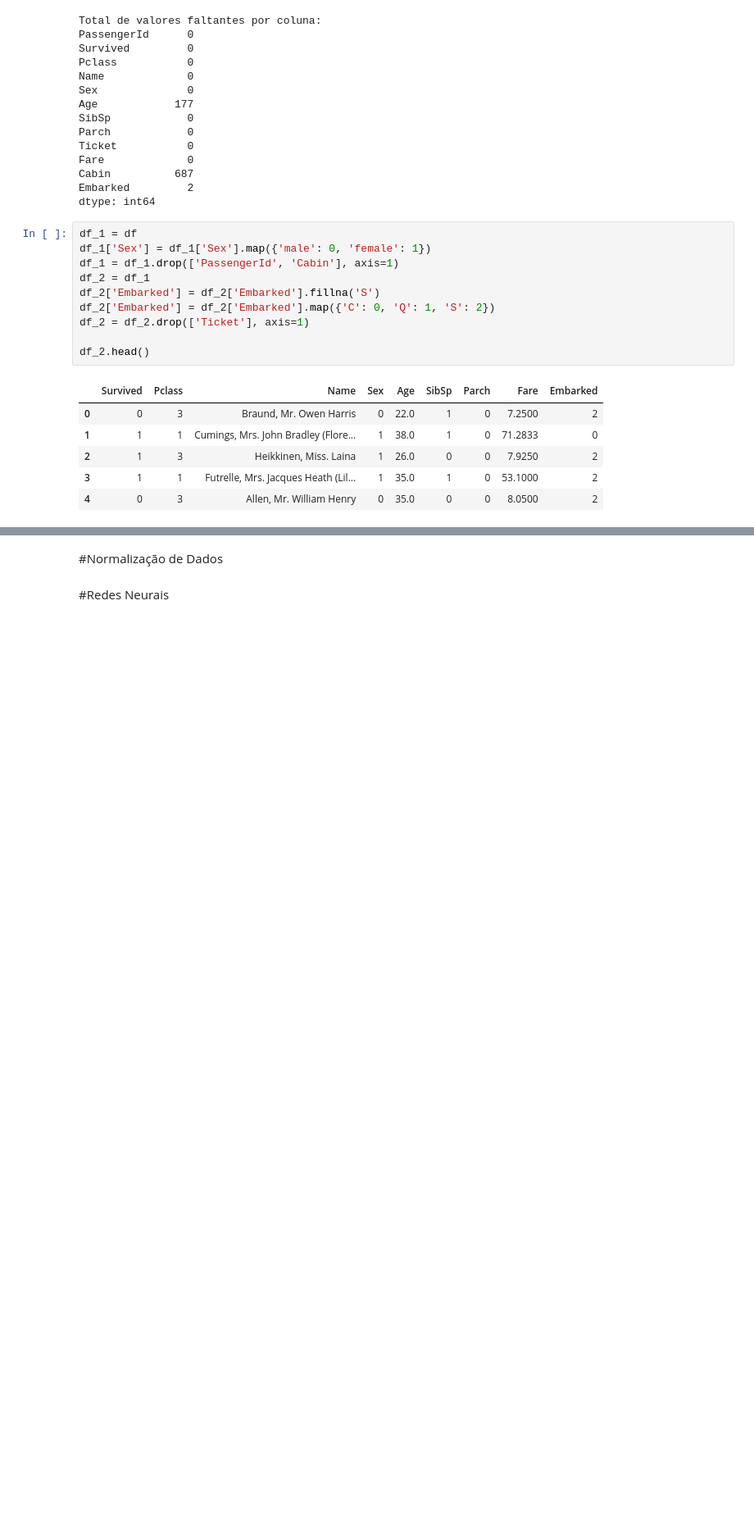
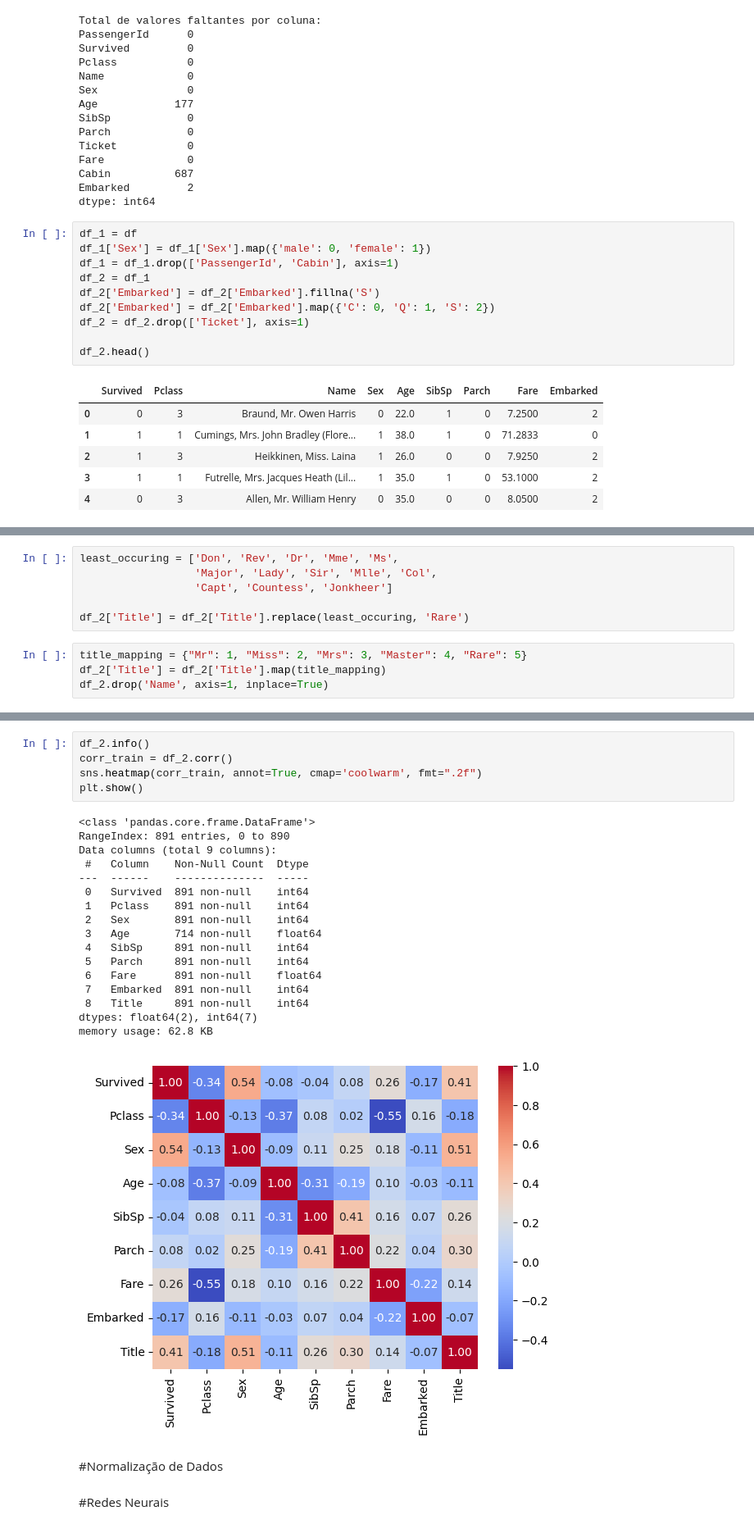
Before and after one commit to thalesgmendes/titanic-survival-analysis, a Jupyter notebook: Rede_Neurais_Avaliação_P3.ipynb, the cells around one changed output, grey strips where cells are left out. Shown at 82% size. Drawn from its saved outputs; the diff is of its cells as text; blank space fills up the shorter version.

```diff
--- a/Rede_Neurais_Avaliação_P3.ipynb
+++ b/Rede_Neurais_Avaliação_P3.ipynb
@@ -171,0 +197,10 @@ df_2.head()
+# %%
+least_occuring = ['Don', 'Rev', 'Dr', 'Mme', 'Ms',
+                  'Major', 'Lady', 'Sir', 'Mlle', 'Col',
+                  'Capt', 'Countess', 'Jonkheer']
+
+df_2['Title'] = df_2['Title'].replace(least_occuring, 'Rare')
+# %%
+title_mapping = {"Mr": 1, "Miss": 2, "Mrs": 3, "Master": 4, "Rare": 5}
+df_2['Title'] = df_2['Title'].map(title_mapping)
+df_2.drop('Name', axis=1, inplace=True)
@@ -172,3 +211,26 @@ df_2.head()
+# %%
+df_2.info()
+corr_train = df_2.corr()
+sns.heatmap(corr_train, annot=True, cmap='coolwarm', fmt=".2f")
+plt.show()
+# %% [output]
+<class 'pandas.core.frame.DataFrame'>
+RangeIndex: 891 entries, 0 to 890
+Data columns (total 9 columns):
+ #   Column    Non-Null Count  Dtype
+---  ------    --------------  -----
+ 0   Survived  891 non-null    int64
+ 1   Pclass    891 non-null    int64
+ 2   Sex       891 non-null    int64
+ 3   Age       714 non-null    float64
+ 4   SibSp     891 non-null    int64
+ 5   Parch     891 non-null    int64
+ 6   Fare      891 non-null    float64
+ 7   Embarked  891 non-null    int64
+ 8   Title     891 non-null    int64
+dtypes: float64(2), int64(7)
+memory usage: 62.8 KB
+[figure, added]
 # %% [markdown]
 #Normalização de Dados
 # %% [markdown]
```
Also changed, not shown: parts of 3 cells of this notebook.
